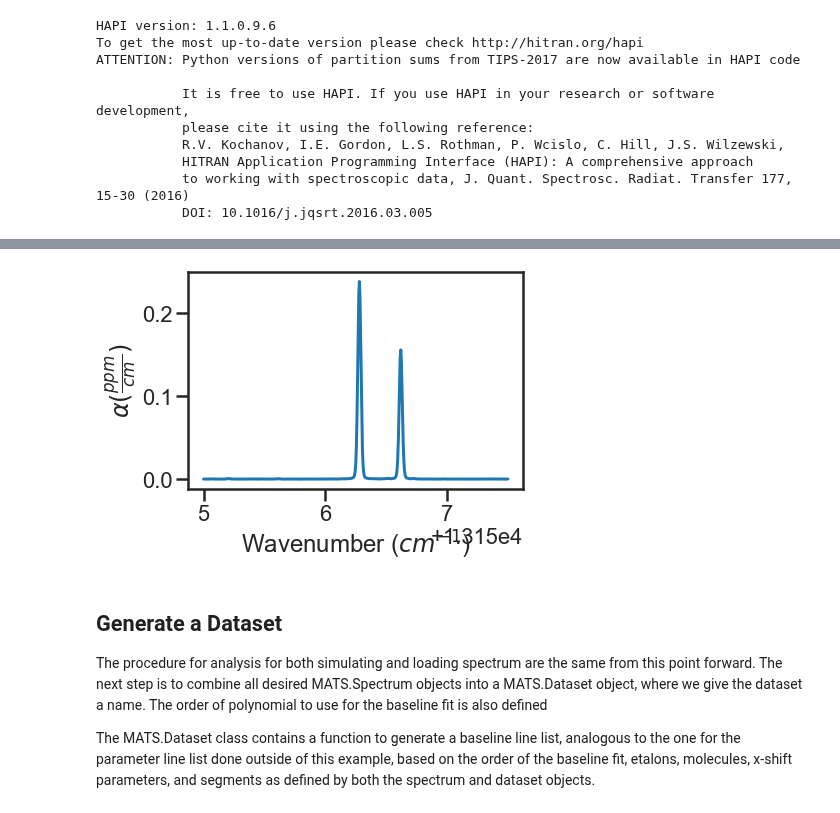
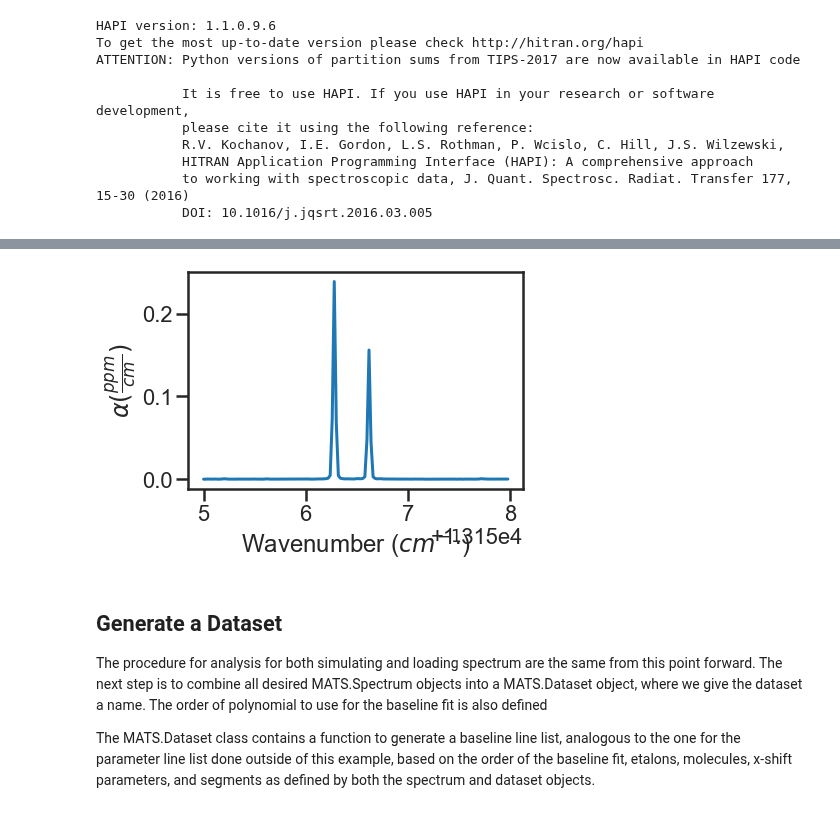
Before and after one commit to usnistgov/MATS, a Jupyter notebook: MATS/Examples/A-Band - Synthetic Spectra/Fitting_Protocol_ABand_Synthetic.ipynb, the cells around one changed output, grey strips where cells are left out. Saved outputs shown, nothing was run; the diff lists cells and outputs as text; code cells hidden in the pictures.

Commit message:
Issue 50:  Added to synthetic spectra example to show how to simulate based on input wavenumber axis and wave_min, wave_max, wave_step

```diff
--- a/MATS/Examples/A-Band - Synthetic Spectra/Fitting_Protocol_ABand_Synthetic.ipynb
+++ b/MATS/Examples/A-Band - Synthetic Spectra/Fitting_Protocol_ABand_Synthetic.ipynb
@@ -113,35 +115,36 @@ percent error in the mole fraction of each molecule to be simulated in the spect
 '''
 molefraction_err = {7:0.01}
 
+wavenumbers = np.arange(13155, 13158, 0.02)
 
-spec_1 =  simulate_spectrum(PARAM_LINELIST, wave_min, wave_max, wave_space, wave_error = wave_error,
+spec_1 =  simulate_spectrum(PARAM_LINELIST, wavenumbers = wavenumbers, wave_error = wave_error,
                         SNR = SNR, baseline_terms = baseline_terms, temperature = 25, temperature_err = temperature_err, pressure = 25,
                         pressure_err = pressure_err,
                         wing_cutoff = 50,  wing_method = 'wing_cutoff', filename = '25_torr', molefraction = sample_molefraction, molefraction_err = molefraction_err,
                         natural_abundance = True, nominal_temperature = 296, IntensityThreshold = 1e-30, num_segments = 1)
 spec_2 =  simulate_spectrum(PARAM_LINELIST, wave_min, wave_max, wave_space, wave_error = wave_error,
                         SNR = SNR, baseline_terms = baseline_terms, temperature = 25, temperature_err = temperature_err, pressure = 50,
                         pressure_err = pressure_err,
                         wing_cutoff = 50,  wing_method = 'wing_cutoff', filename = '50_torr', molefraction = sample_molefraction, molefraction_err = molefraction_err,
                         natural_abundance = True, nominal_temperature = 296, IntensityThreshold = 1e-30, num_segments = 1)
 spec_3 =  simulate_spectrum(PARAM_LINELIST, wave_min, wave_max, wave_space, wave_error = wave_error,
                         SNR = SNR, baseline_terms = baseline_terms, temperature = 25, temperature_err = temperature_err, pressure = 100,
                         pressure_err = pressure_err,
                         wing_cutoff = 50,  wing_method = 'wing_cutoff', filename = '100_torr', molefraction = sample_molefraction, molefraction_err = molefraction_err,
                         natural_abundance = True, nominal_temperature = 296, IntensityThreshold = 1e-30, num_segments = 1)
 spec_4 =  simulate_spectrum(PARAM_LINELIST, wave_min, wave_max, wave_space, wave_error = wave_error,
                         SNR = SNR, baseline_terms = baseline_terms, temperature = 25, temperature_err = temperature_err, pressure = 200,
                         pressure_err = pressure_err,
                         wing_cutoff = 50,  wing_method = 'wing_cutoff', filename = '200_torr', molefraction = sample_molefraction, molefraction_err = molefraction_err,
                         natural_abundance = True, nominal_temperature = 296, IntensityThreshold = 1e-30, num_segments = 1)
 
 
 
 
 
 spec_1.plot_wave_alpha()
 # %% [output]
-[figure, old version]
+[figure, new version]
 # %% [markdown]
 ## Generate a Dataset
 
```
Also changed, not shown: parts of 2 cells of this notebook, 6 other files.
